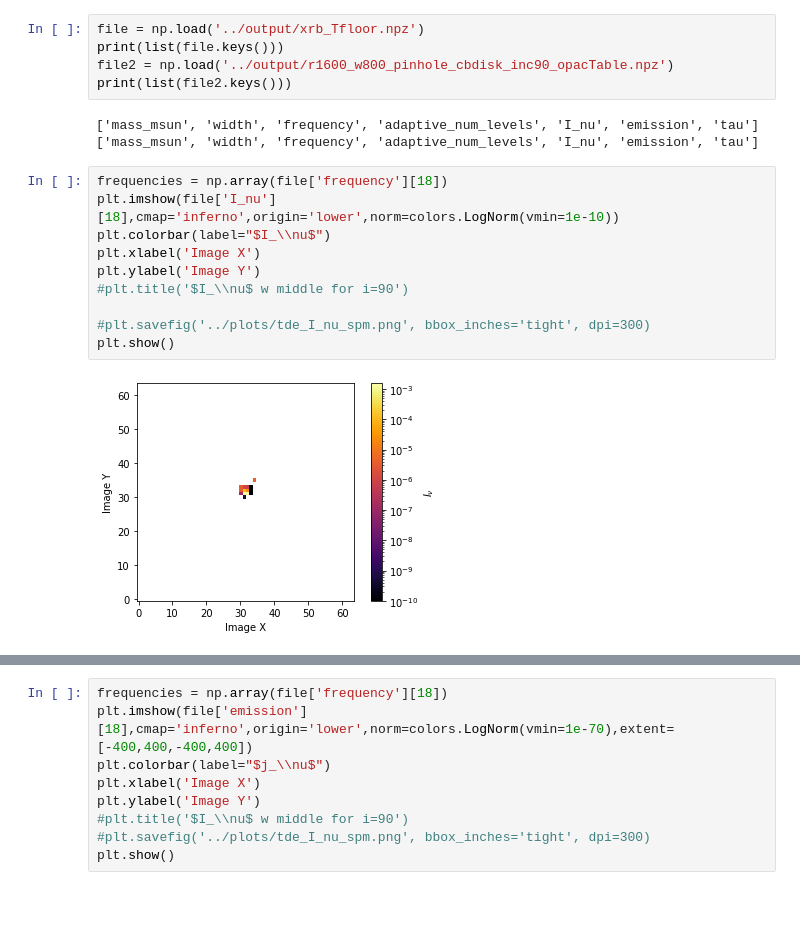
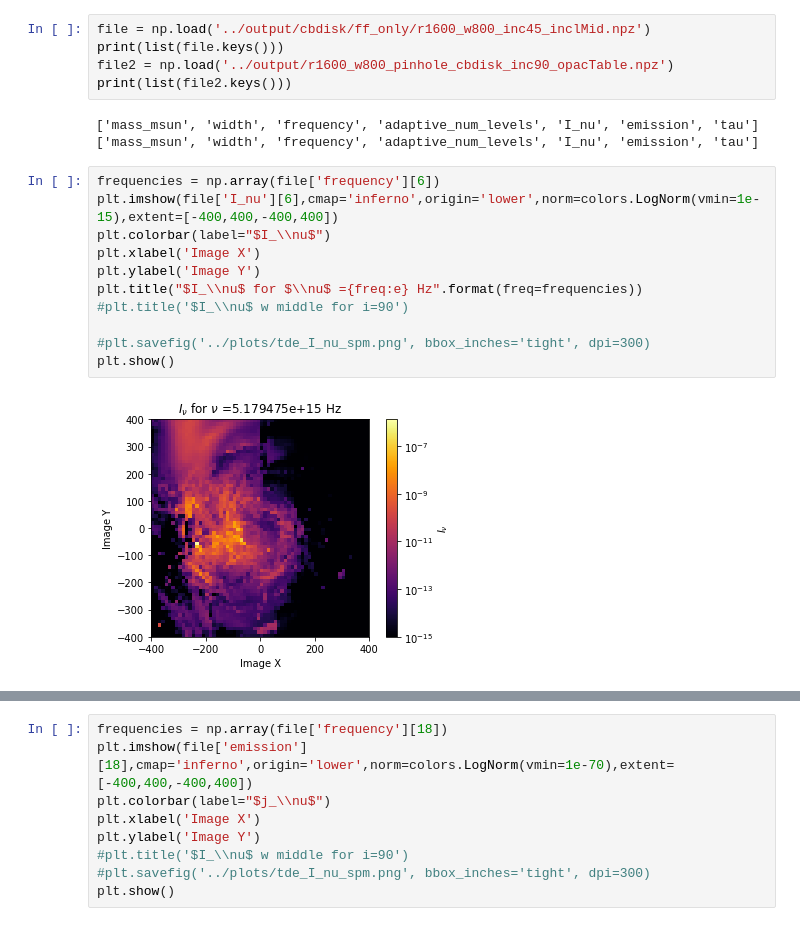
Before and after one commit to thomas-03/blacklight, a Jupyter notebook: scripts/imageFiles.ipynb, the cells around one changed output, grey strips where cells are left out. Cells and saved outputs as stored; diff of their text form.

```diff
--- a/scripts/imageFiles.ipynb
+++ b/scripts/imageFiles.ipynb
@@ -30,7 +30,7 @@ T0=v0**2*mu*mp #temperature unit
 rho0=2*G*Mbh/c**2
 e= 4.80320425e-10
 # %%
-file = np.load('../output/xrb_Tfloor.npz')
+file = np.load('../output/cbdisk/ff_only/r1600_w800_inc45_inclMid.npz')
 print(list(file.keys()))
 file2 = np.load('../output/r1600_w800_pinhole_cbdisk_inc90_opacTable.npz')
 print(list(file2.keys()))
@@ -38,14 +38,15 @@ print(list(file2.keys()))
 ['mass_msun', 'width', 'frequency', 'adaptive_num_levels', 'I_nu', 'emission', 'tau']
 ['mass_msun', 'width', 'frequency', 'adaptive_num_levels', 'I_nu', 'emission', 'tau']
 # %%
-frequencies = np.array(file['frequency'][18])
-plt.imshow(file['I_nu'][18],cmap='inferno',origin='lower',norm=colors.LogNorm(vmin=1e-10))
+frequencies = np.array(file['frequency'][6])
+plt.imshow(file['I_nu'][6],cmap='inferno',origin='lower',norm=colors.LogNorm(vmin=1e-15),extent=[-400,400,-400,400])
 plt.colorbar(label="$I_\\nu$")
 plt.xlabel('Image X')
 plt.ylabel('Image Y')
+plt.title("$I_\\nu$ for $\\nu$ ={freq:e} Hz".format(freq=frequencies))
 #plt.title('$I_\\nu$ w middle for i=90')
 
 #plt.savefig('../plots/tde_I_nu_spm.png', bbox_inches='tight', dpi=300)
 plt.show()
 # %% [output]
-[figure, old version]
+[figure, new version]
```
Also changed, not shown: parts of 2 cells of this notebook, 10 other files.
